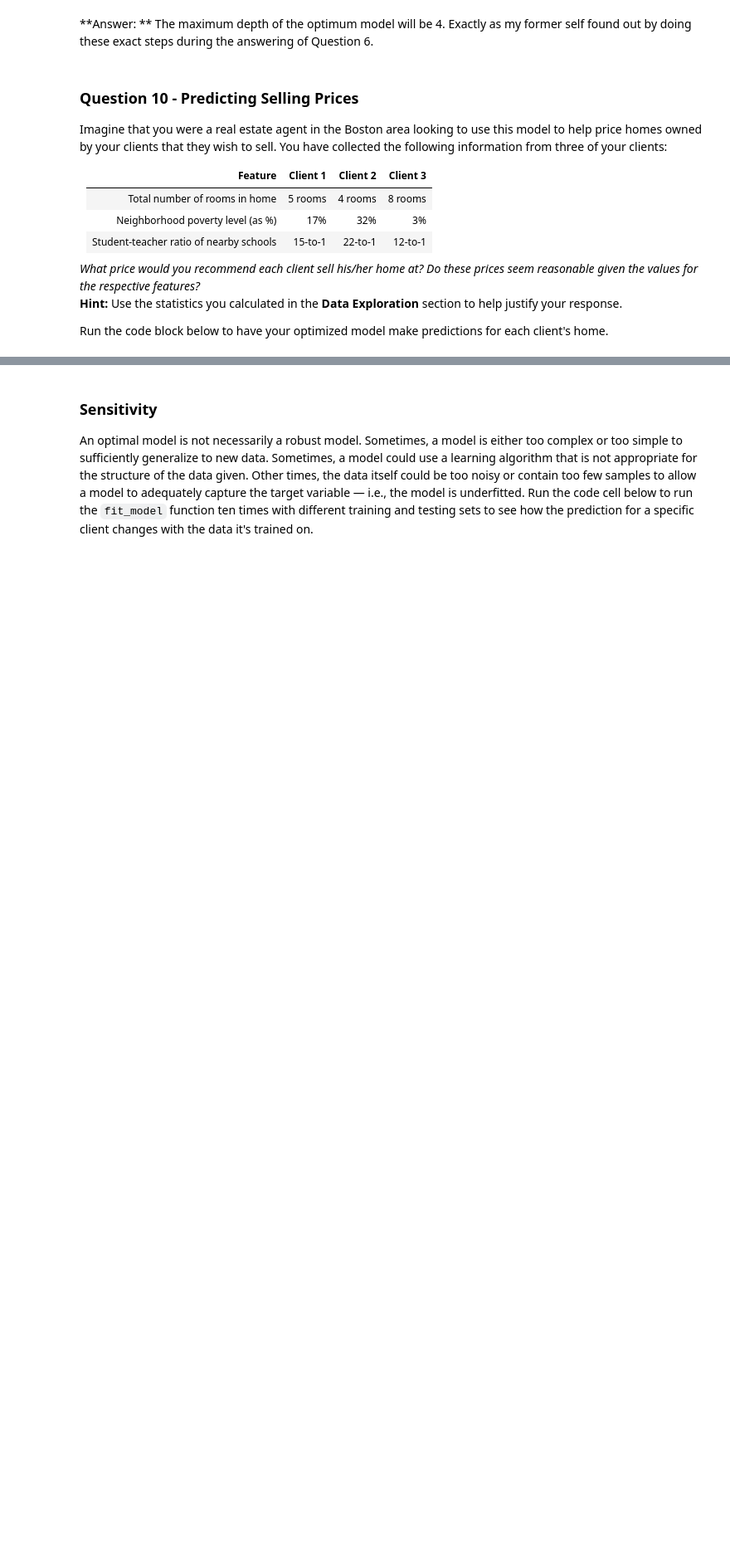
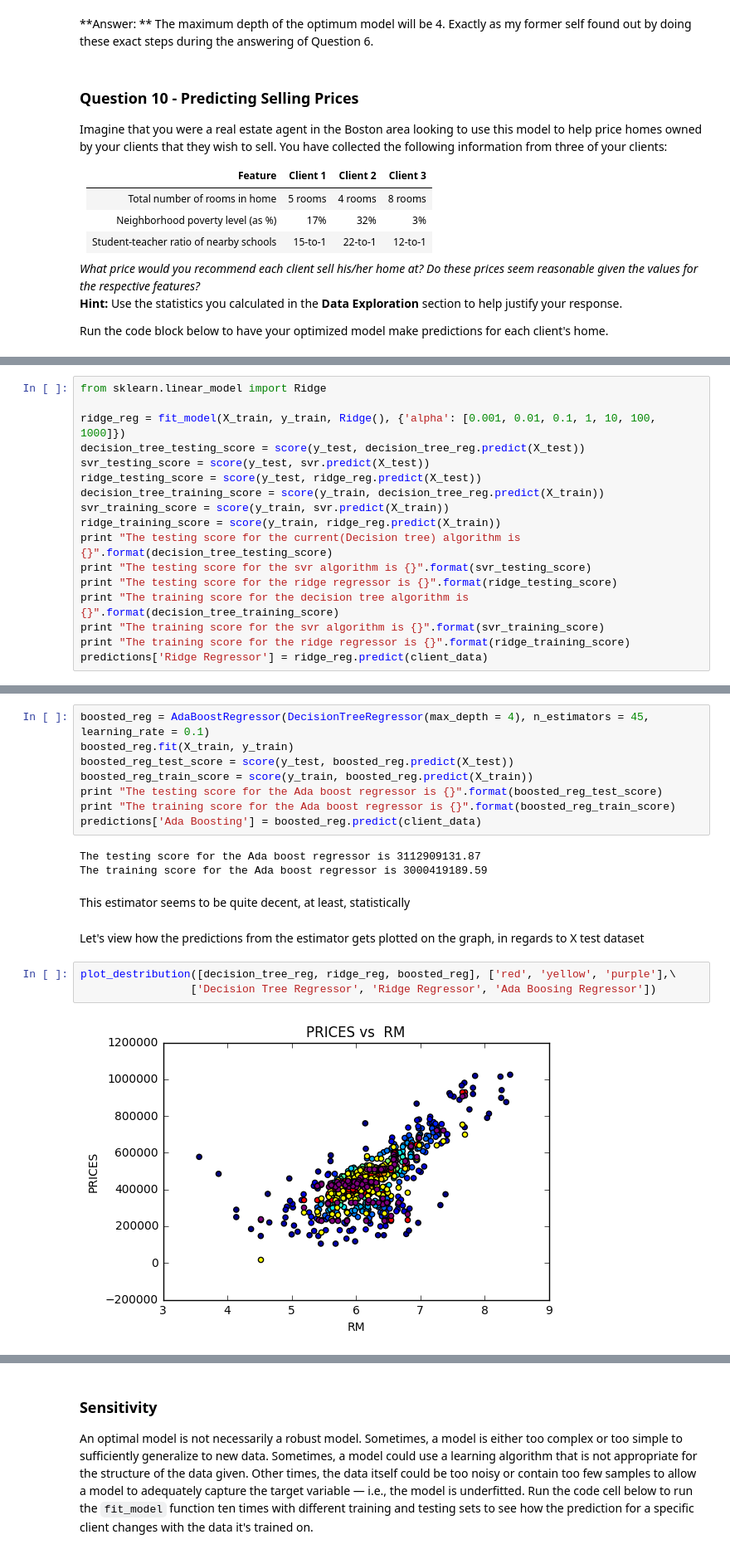
Before and after one commit to isamu-isozaki/Machine-Learning, a Jupyter notebook: Machine learning Nanodegree/boston_housing/boston_housing.ipynb, the cells around one changed output, grey strips where cells are left out. Shown at 83% size. Cells and saved outputs as stored; diff of their text form; blank space fills up the shorter version.

```diff
--- a/Machine learning Nanodegree/boston_housing/boston_housing.ipynb
+++ b/Machine learning Nanodegree/boston_housing/boston_housing.ipynb
@@ -679,0 +636,17 @@ print "The training score for the svr algorithm is {}".format(svr_training_score
+# %%
+from sklearn.linear_model import Ridge
+
+ridge_reg = fit_model(X_train, y_train, Ridge(), {'alpha': [0.001, 0.01, 0.1, 1, 10, 100, 1000]})
+decision_tree_testing_score = score(y_test, decision_tree_reg.predict(X_test))
+svr_testing_score = score(y_test, svr.predict(X_test))
+ridge_testing_score = score(y_test, ridge_reg.predict(X_test))
+decision_tree_training_score = score(y_train, decision_tree_reg.predict(X_train))
+svr_training_score = score(y_train, svr.predict(X_train))
+ridge_training_score = score(y_train, ridge_reg.predict(X_train))
+print "The testing score for the current(Decision tree) algorithm is {}".format(decision_tree_testing_score)
+print "The testing score for the svr algorithm is {}".format(svr_testing_score)
+print "The testing score for the ridge regressor is {}".format(ridge_testing_score)
+print "The training score for the decision tree algorithm is {}".format(decision_tree_training_score)
+print "The training score for the svr algorithm is {}".format(svr_training_score)
+print "The training score for the ridge regressor is {}".format(ridge_training_score)
+predictions['Ridge Regressor'] = ridge_reg.predict(client_data)
@@ -679,0 +672,20 @@ print "The training score for the svr algorithm is {}".format(svr_training_score
+# %%
+boosted_reg = AdaBoostRegressor(DecisionTreeRegressor(max_depth = 4), n_estimators = 45, learning_rate = 0.1)
+boosted_reg.fit(X_train, y_train)
+boosted_reg_test_score = score(y_test, boosted_reg.predict(X_test))
+boosted_reg_train_score = score(y_train, boosted_reg.predict(X_train))
+print "The testing score for the Ada boost regressor is {}".format(boosted_reg_test_score)
+print "The training score for the Ada boost regressor is {}".format(boosted_reg_train_score)
+predictions['Ada Boosting'] = boosted_reg.predict(client_data)
+# %% [output]
+The testing score for the Ada boost regressor is 3112909131.87
+The training score for the Ada boost regressor is 3000419189.59
+# %% [markdown]
+This estimator seems to be quite decent, at least, statistically
+# %% [markdown]
+Let's view how the predictions from the estimator gets plotted on the graph, in regards to X test dataset
+# %%
+plot_destribution([decision_tree_reg, ridge_reg, boosted_reg], ['red', 'yellow', 'purple'],\
+                 ['Decision Tree Regressor', 'Ridge Regressor', 'Ada Boosing Regressor'])
+# %% [output]
+[figure, added]
```
Also changed, not shown: parts of 58 cells of this notebook, 2 other files.
